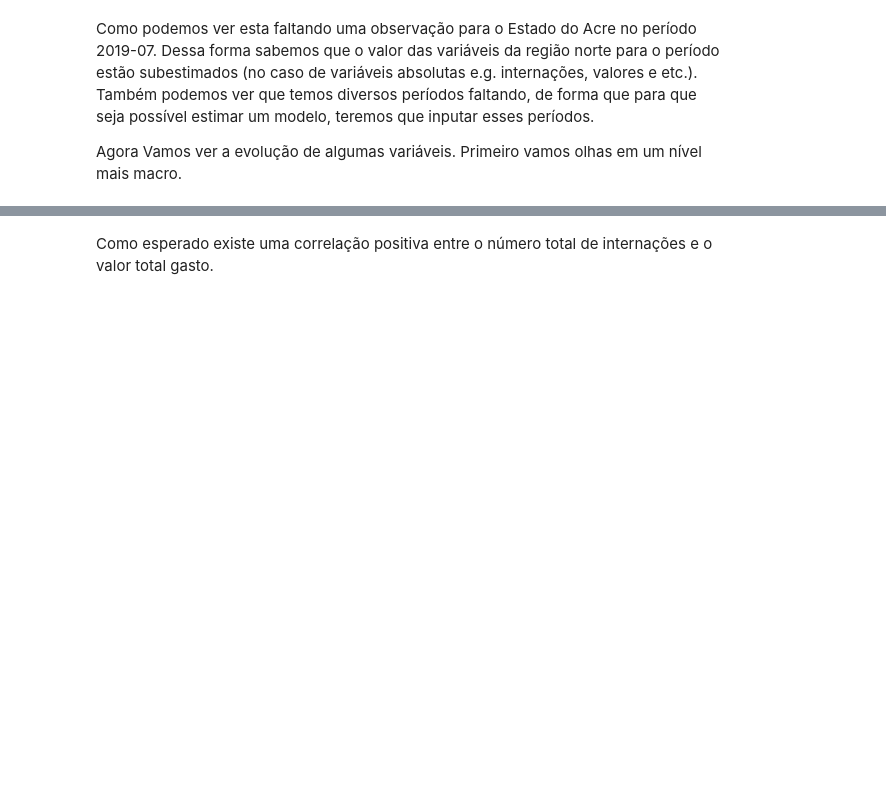
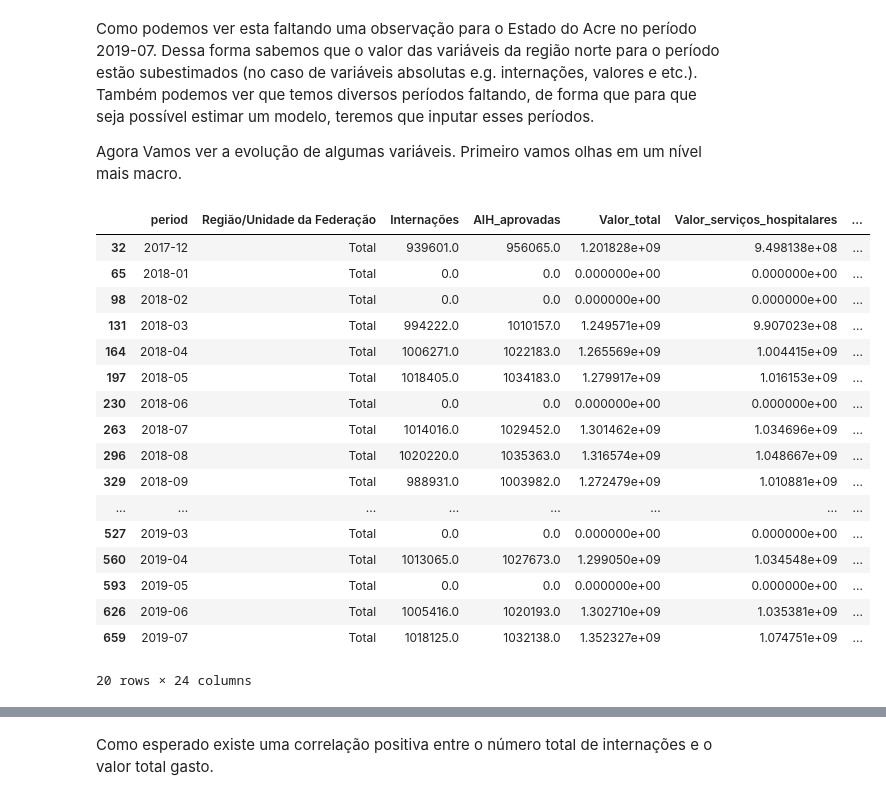
Before and after one commit to leshiota/case_sulamerica, a Jupyter notebook: notebooks/analise.ipynb, the cells around one changed output, grey strips where cells are left out. Saved outputs shown, nothing was run; the diff lists cells and outputs as text; code cells hidden in the pictures; blank space fills up the shorter version.

```diff
--- a/notebooks/analise.ipynb
+++ b/notebooks/analise.ipynb
@@ -156 +146,22 @@ Agora Vamos ver a evolução de algumas variáveis. Primeiro vamos olhas em um n
+# %%
+temp_df.fillna(0)
+# %% [output]
+|  | period | Região/Unidade da Federação | Internações | AIH_aprovadas | Valor_total | Valor_serviços_hospitalares | ... |
+| 32 | 2017-12 | Total | 939601.0 | 956065.0 | 1.201828e+09 | 9.498138e+08 | ... |
+| 65 | 2018-01 | Total | 0.0 | 0.0 | 0.000000e+00 | 0.000000e+00 | ... |
+| 98 | 2018-02 | Total | 0.0 | 0.0 | 0.000000e+00 | 0.000000e+00 | ... |
+| 131 | 2018-03 | Total | 994222.0 | 1010157.0 | 1.249571e+09 | 9.907023e+08 | ... |
+| 164 | 2018-04 | Total | 1006271.0 | 1022183.0 | 1.265569e+09 | 1.004415e+09 | ... |
+| 197 | 2018-05 | Total | 1018405.0 | 1034183.0 | 1.279917e+09 | 1.016153e+09 | ... |
+| 230 | 2018-06 | Total | 0.0 | 0.0 | 0.000000e+00 | 0.000000e+00 | ... |
+| 263 | 2018-07 | Total | 1014016.0 | 1029452.0 | 1.301462e+09 | 1.034696e+09 | ... |
+| 296 | 2018-08 | Total | 1020220.0 | 1035363.0 | 1.316574e+09 | 1.048667e+09 | ... |
+| 329 | 2018-09 | Total | 988931.0 | 1003982.0 | 1.272479e+09 | 1.010881e+09 | ... |
+| ... | ... | ... | ... | ... | ... | ... | ... |
+| 527 | 2019-03 | Total | 0.0 | 0.0 | 0.000000e+00 | 0.000000e+00 | ... |
+| 560 | 2019-04 | Total | 1013065.0 | 1027673.0 | 1.299050e+09 | 1.034548e+09 | ... |
+| 593 | 2019-05 | Total | 0.0 | 0.0 | 0.000000e+00 | 0.000000e+00 | ... |
+| 626 | 2019-06 | Total | 1005416.0 | 1020193.0 | 1.302710e+09 | 1.035381e+09 | ... |
+| 659 | 2019-07 | Total | 1018125.0 | 1032138.0 | 1.352327e+09 | 1.074751e+09 | ... |
+20 rows × 24 columns
 # %%
```
Also changed, not shown: parts of 6 cells of this notebook, 1 other file.
